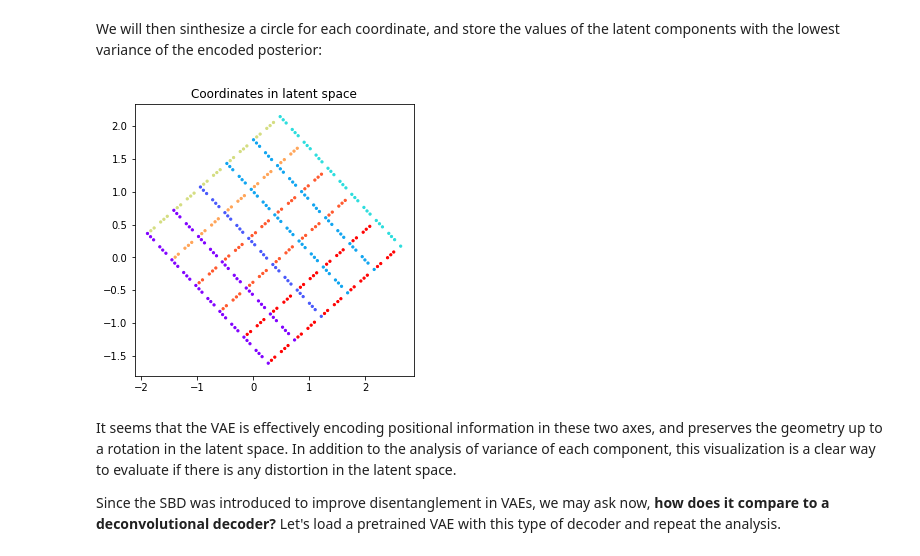
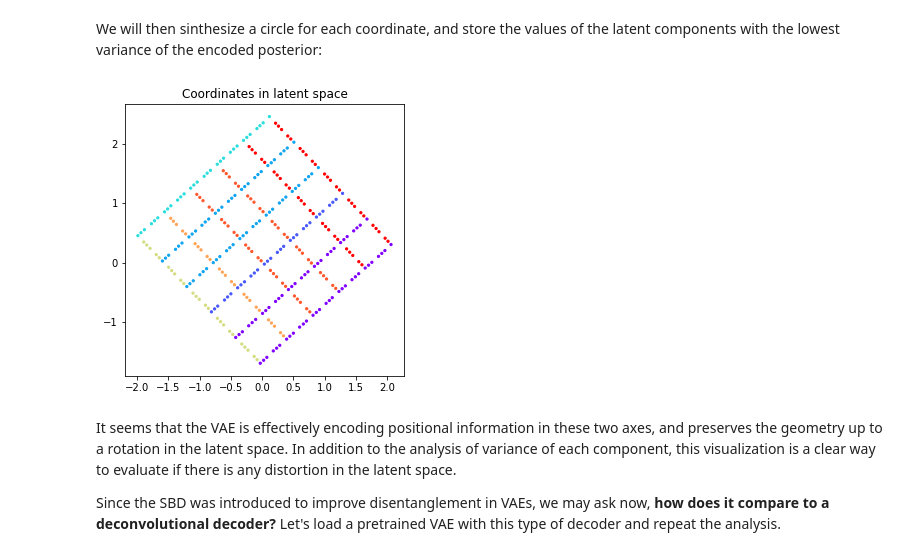
Before and after one commit to dfdazac/monet, a Jupyter notebook: notebooks/01-sbd.ipynb, the cells around one changed output. Saved outputs shown, nothing was run; the diff lists cells and outputs as text; code cells hidden in the pictures.

```diff
--- a/notebooks/01-sbd.ipynb
+++ b/notebooks/01-sbd.ipynb
@@ -64,8 +64,8 @@ In the repository accompanying this post, I have provided an implementation of t
 from models import VAE
 
 torch.set_grad_enabled(False)
-model = VAE(im_size=64)
-model.load_state_dict(torch.load('vae_circles.pt', map_location='cpu'));
+model = VAE(im_size=64, in_channels=1)
+model.load_state_dict(torch.load('vae_circles_bw.pt', map_location='cpu'));
 # %% [markdown]
 An interesting first experiment is to check the reconstructions provided by the decoder. For this, we will pass 16 samples of the dataset to the encoder, which will return the parameters of the posterior distribution of the code $\mathbf{z}$. We will then use the mean to obtain a reconstruction using the decoder:
 # %%
@@ -171,34 +170,34 @@ We will then sinthesize a circle for each coordinate, and store the values of th
 # %%
 from data.data import Sprite, draw_sprites
 
 def encode_coordinates(model, x, y, x_latent, y_latent):
     img_size=64
     num_samples = len(x)
     samples = torch.empty([num_samples, 3, img_size, img_size],
                            dtype=torch.float32)
     z1 = []
     z2 = []
     for i, s in enumerate(samples):
         # Sinthesize image at given coordinate
         sprites = [Sprite('ellipse', x[i], y[i], size=10, color=(255, 255, 255))]
-        img = draw_sprites(sprites, img_size, bg_color=(0, 0, 0)).unsqueeze(dim=0)
+        img = draw_sprites(sprites, img_size, bg_color=(0, 0, 0))[1:2].unsqueeze(dim=0)
 
         # Encode
         mu, logvar = model.encoder(img)
         z = mu.squeeze()
 
         # Store components with lowest variance
         z1.append(z[x_latent].item())
         z2.append(z[y_latent].item())
 
     return z1, z2
 
 z1, z2 = encode_coordinates(model, xx, yy, x_latent, y_latent)
 plt.figure(figsize=(5, 5))
 plt.scatter(z1, z2, c=labels, s=5,  cmap=plt.cm.get_cmap('rainbow', 10))
 plt.title('Coordinates in latent space');
 # %% [output]
-[figure, old version]
+[figure, new version]
 # %% [markdown]
 It seems that the VAE is effectively encoding positional information in these two axes, and preserves the geometry up to a rotation in the latent space. In addition to the analysis of variance of each component, this visualization is a clear way to evaluate if there is any distortion in the latent space.
 
```
Also changed, not shown: parts of 9 cells of this notebook.
